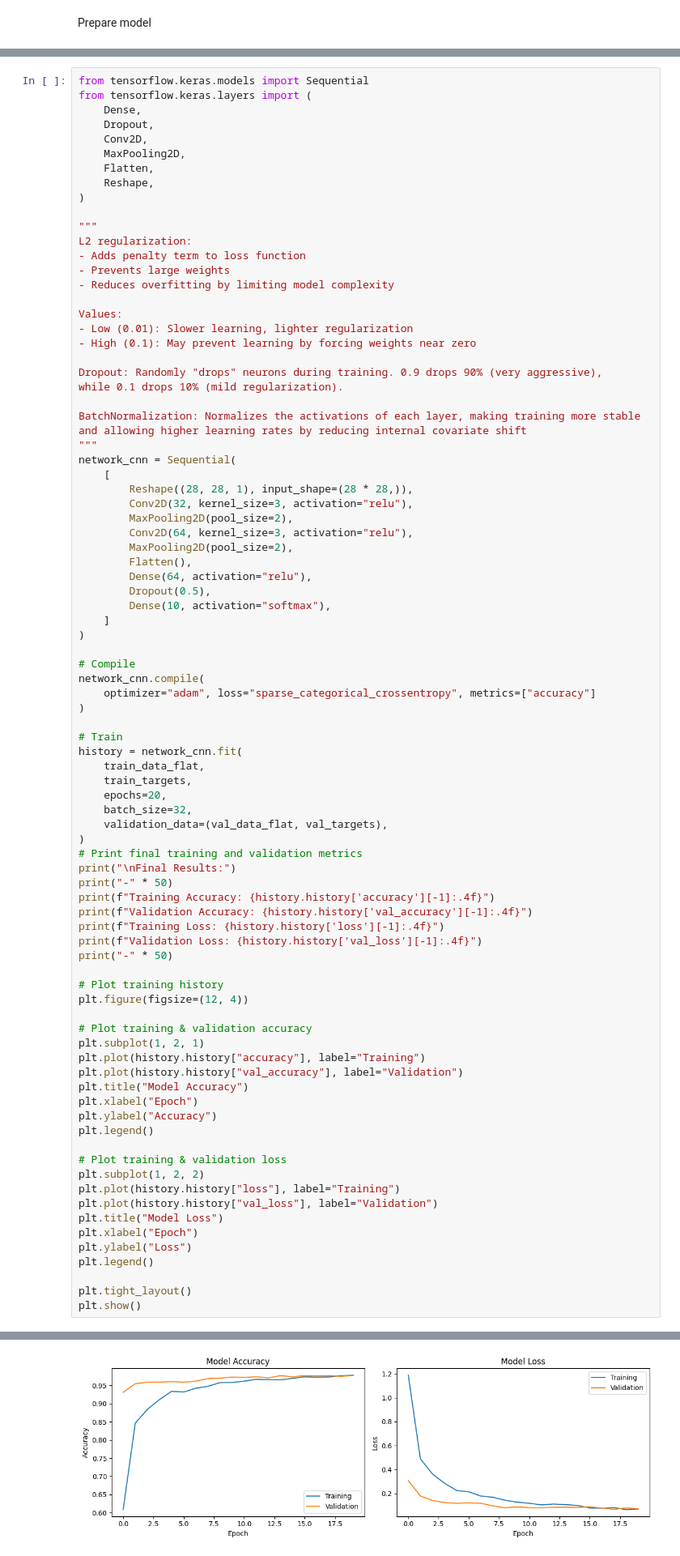
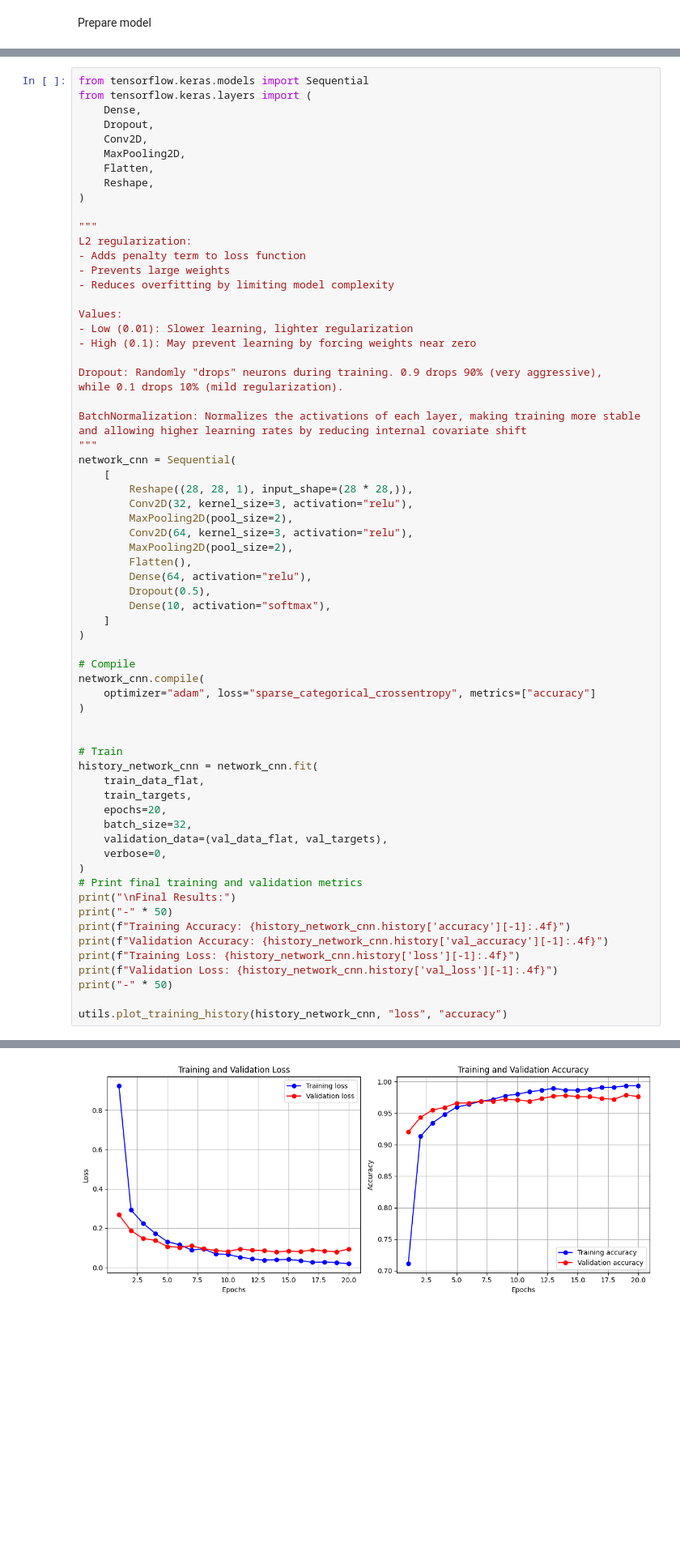
Before and after one commit to svehla-lukas/Kaggle_workShop, a Jupyter notebook: mnist/dev_model.ipynb, the cells around one changed output, grey strips where cells are left out. Shown: that part at 81% size. Saved outputs shown, nothing was run; the diff lists cells and outputs as text; blank space fills up the shorter version.

```diff
--- a/mnist/dev_model.ipynb
+++ b/mnist/dev_model.ipynb
@@ -174,44 +137,24 @@ network_cnn.compile(
     optimizer="adam", loss="sparse_categorical_crossentropy", metrics=["accuracy"]
 )
 
+
 # Train
-history = network_cnn.fit(
+history_network_cnn = network_cnn.fit(
     train_data_flat,
     train_targets,
     epochs=20,
     batch_size=32,
     validation_data=(val_data_flat, val_targets),
+    verbose=0,
 )
 # Print final training and validation metrics
 print("\nFinal Results:")
 print("-" * 50)
-print(f"Training Accuracy: {history.history['accuracy'][-1]:.4f}")
-print(f"Validation Accuracy: {history.history['val_accuracy'][-1]:.4f}")
-print(f"Training Loss: {history.history['loss'][-1]:.4f}")
-print(f"Validation Loss: {history.history['val_loss'][-1]:.4f}")
+print(f"Training Accuracy: {history_network_cnn.history['accuracy'][-1]:.4f}")
+print(f"Validation Accuracy: {history_network_cnn.history['val_accuracy'][-1]:.4f}")
+print(f"Training Loss: {history_network_cnn.history['loss'][-1]:.4f}")
+print(f"Validation Loss: {history_network_cnn.history['val_loss'][-1]:.4f}")
 print("-" * 50)
 
-# Plot training history
-plt.figure(figsize=(12, 4))
-
-# Plot training & validation accuracy
-plt.subplot(1, 2, 1)
-plt.plot(history.history["accuracy"], label="Training")
-plt.plot(history.history["val_accuracy"], label="Validation")
-plt.title("Model Accuracy")
-plt.xlabel("Epoch")
-plt.ylabel("Accuracy")
-plt.legend()
-
-# Plot training & validation loss
-plt.subplot(1, 2, 2)
-plt.plot(history.history["loss"], label="Training")
-plt.plot(history.history["val_loss"], label="Validation")
-plt.title("Model Loss")
-plt.xlabel("Epoch")
-plt.ylabel("Loss")
-plt.legend()
-
-plt.tight_layout()
-plt.show()
+utils.plot_training_history(history_network_cnn, "loss", "accuracy")
 # %% [output]
@@ -235,4 +168,4 @@ Validation Loss: 0.0713
-[figure, old version]
+[figure, new version]
 # %%
 network_cnn.summary()
 network_1.summary()
```
Also changed, not shown: parts of 9 cells of this notebook, 2 other files.
